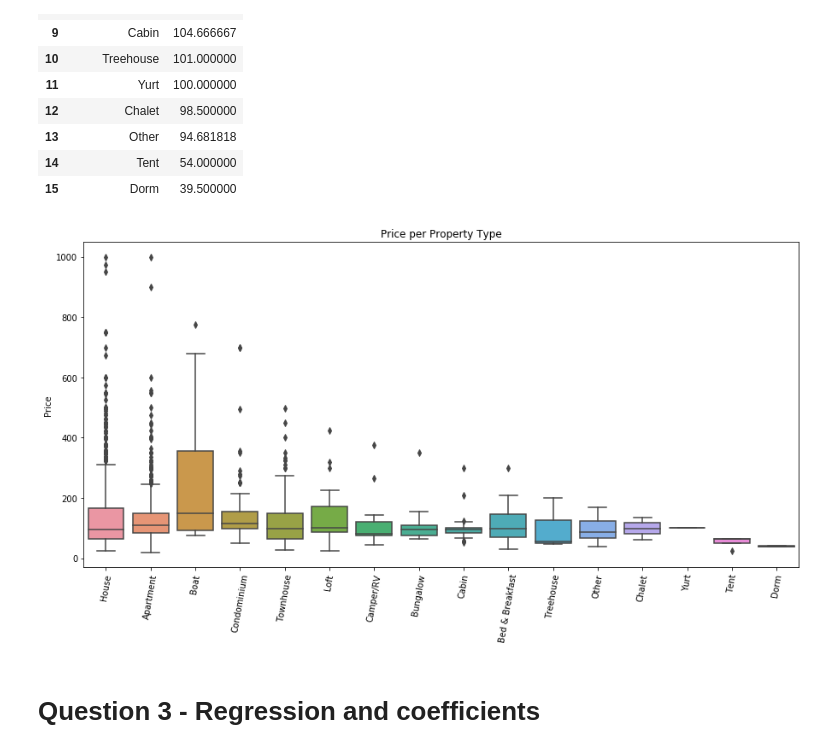
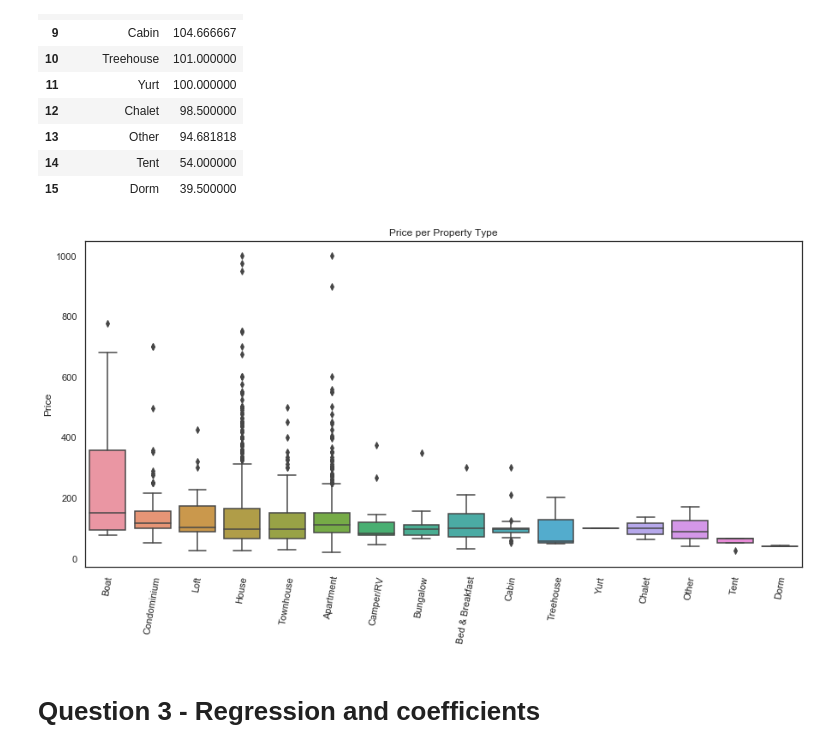
Before and after one commit to bkontonis/Analysing-Seattle-Airbnb-Open-Data, a Jupyter notebook: Seattle Airbnb Data Analysis.ipynb, the cells around one changed output. Cells and saved outputs as stored; diff of their text form; code cells hidden in the pictures.

```diff
--- a/Seattle Airbnb Data Analysis.ipynb
+++ b/Seattle Airbnb Data Analysis.ipynb
@@ -363,16 +374,15 @@ Avg_Price_Apmt_vs_House
 | 15 | Dorm | 39.500000 |
 # %%
 prop_type_plt = listings_df[["property_type", "price"]]
-prop_type_plt = prop_type_plt.sort_values(by=["price"], ascending=False)
 
 plt.figure(figsize=(15, 7));
-sns.boxplot(x="property_type", y="price", data=prop_type_plt);
+sns.boxplot(x="property_type", y="price", data=prop_type_plt, order=Avg_Price_Apmt_vs_House["property_type"]);
 plt.xticks(rotation=80);
 plt.title("Price per Property Type");
 plt.xlabel("");
 plt.ylabel("Price");
 # %% [output]
-[figure, old version]
+[figure, new version]
 # %% [markdown]
 # Question 3 - Regression and coefficients
 # %% [markdown]
```
Also changed, not shown: parts of 26 cells of this notebook.
